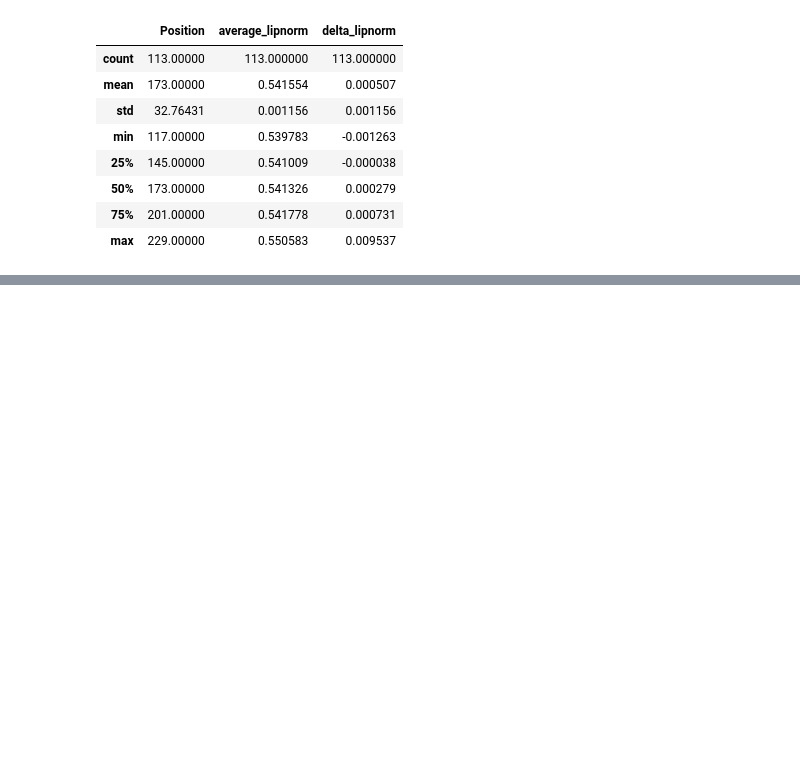
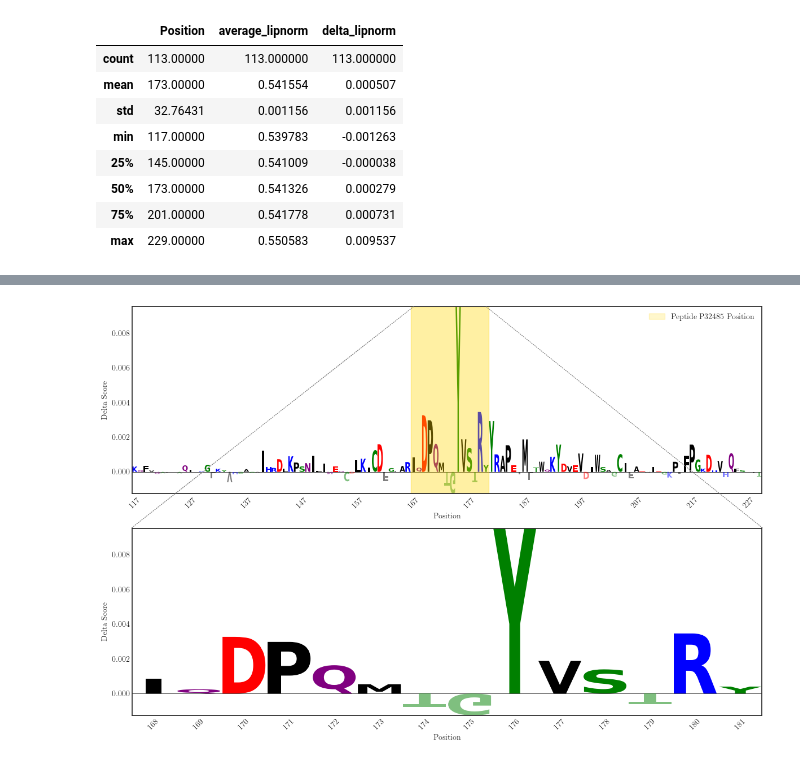
Before and after one commit to gustavoschewinski/tuning-protein, a Jupyter notebook: 5. mutations.ipynb, the cells around one changed output, grey strips where cells are left out. Cells and saved outputs as stored; diff of their text form; code cells hidden in the pictures; blank space fills up the shorter version.

```diff
--- a/5. mutations.ipynb
+++ b/5. mutations.ipynb
@@ -453,0 +422,81 @@ with PdfPages(pdf_file_path) as pdf:
+# %%
+import numpy as np
+import pandas as pd
+import matplotlib.pyplot as plt
+import logomaker
+from matplotlib.backends.backend_pdf import PdfPages
+from matplotlib.patches import ConnectionPatch
+
+# Assuming average_scores_df and sequence_trim are already defined
+delta_scores = np.array(average_scores_df['delta_lipnorm']).astype(np.float32)
+sequence = sequence_trim
+
+# Create the DataFrame
+data = {'letter': list(sequence), 'delta': delta_scores}
+logo_df = pd.DataFrame(data)
+logo_df['delta'] = pd.to_numeric(logo_df['delta'], errors='coerce')
+logo_df.dropna(inplace=True)
+
+# Create the full matrix
+unique_symbols = set(sequence)
+full_matrix = pd.DataFrame(0.0, index=np.arange(len(logo_df)), columns=unique_symbols)
+for i, (letter, score) in enumerate(zip(logo_df['letter'], logo_df['delta'])):
+    if letter in full_matrix.columns:
+        full_matrix.at[i, letter] = score
+
+# Define the range to highlight
+start_pos = 50
+end_pos = 63
+highlight_color = 'gold'
+
+# Plot the full sequence logo with a highlighted region
+fig, (ax1, ax2) = plt.subplots(2, 1, figsize=(12, 8))
+
+# Full sequence logo
+logo1 = logomaker.Logo(full_matrix, color_scheme="chemistry", fade_below=0.5, ax=ax1)
+ax1.set_xlabel('Position')
+ax1.set_ylabel('Delta Score')
+
+highlight = ax1.axvspan(start_pos - 0.5, end_pos + 0.5, color=highlight_color, alpha=0.2, label='Peptide P32485 Position')
+custom_ticks = np.arange(0, len(sequence), 10)
+custom_tick_labels = np.arange(117, 117 + len(sequence), 10)
+ax1.set_xticks(custom_ticks)
+ax1.set_xticklabels(custom_tick_labels, rotation=45)
+ax1.legend(loc='upper right')
+
+# Plot the focused segment logo
+segment_matrix = full_matrix[start_pos:end_pos+1]
+logo2 = logomaker.Logo(segment_matrix, color_scheme="chemistry", fade_below=0.5, ax=ax2)
+ax2.set_xlabel('Position')
+ax2.set_ylabel('Delta Score')
+
+highlight = ax1.axvspan(start_pos - 0.5, end_pos + 0.5, color=highlight_color, alpha=0.2, label='Peptide P32485 Position')
+custom_ticks = np.arange(50, 64, 1)
+custom_tick_labels = np.arange(168, 182, 1)
+ax2.set_xticks(custom_ticks)
+ax2.set_xticklabels(custom_tick_labels, rotation=45)
+
+# Calculate y-offset for connecting lines
+y_offset1 = max(full_matrix.max())
+y_offset2 = max(segment_matrix.max())
+
+# Linking lines between the main plot and the inset plot
+con1 = ConnectionPatch(xyA=(start_pos, y_offset1), coordsA=ax1.transData,
+                       xyB=(49.5, y_offset2), coordsB=ax2.transData, color='gray', linestyle='dotted')
+con2 = ConnectionPatch(xyA=(end_pos, y_offset1), coordsA=ax1.transData,
+                       xyB=(63.5, y_offset2), coordsB=ax2.transData, color='gray', linestyle='dotted')
+
+fig.add_artist(con1)
+fig.add_artist(con2)
+
+# Adjust layout
+plt.tight_layout()
+plt.show()
+
+# Save to PDF
+pdf_file_path = './data/mutation_P32485_combined_separate.pdf'
+with PdfPages(pdf_file_path) as pdf:
+    pdf.savefig(fig)
+    plt.close(fig)
+# %% [output]
+[figure, added]
```
Also changed, not shown: parts of 5 cells of this notebook, 4 other files.
